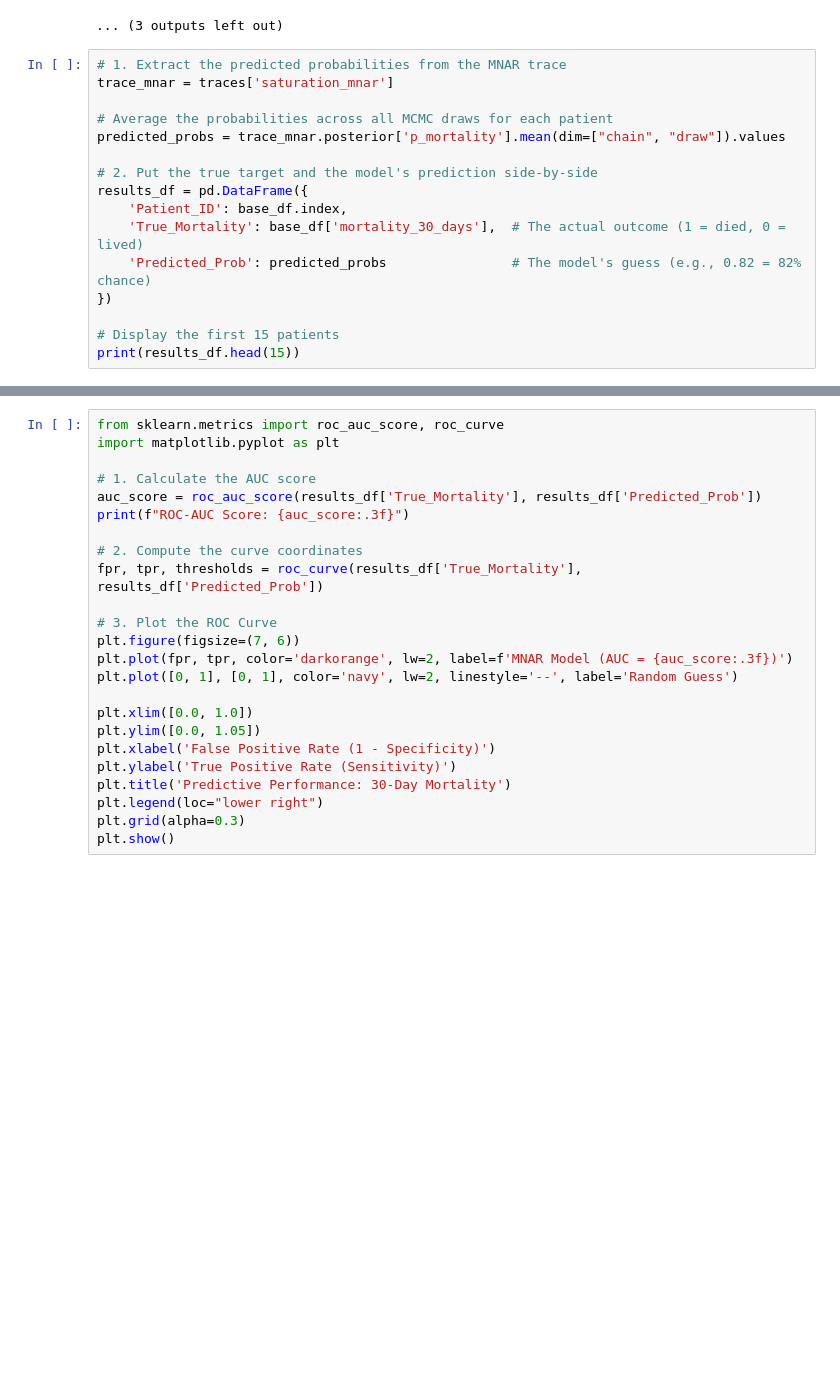
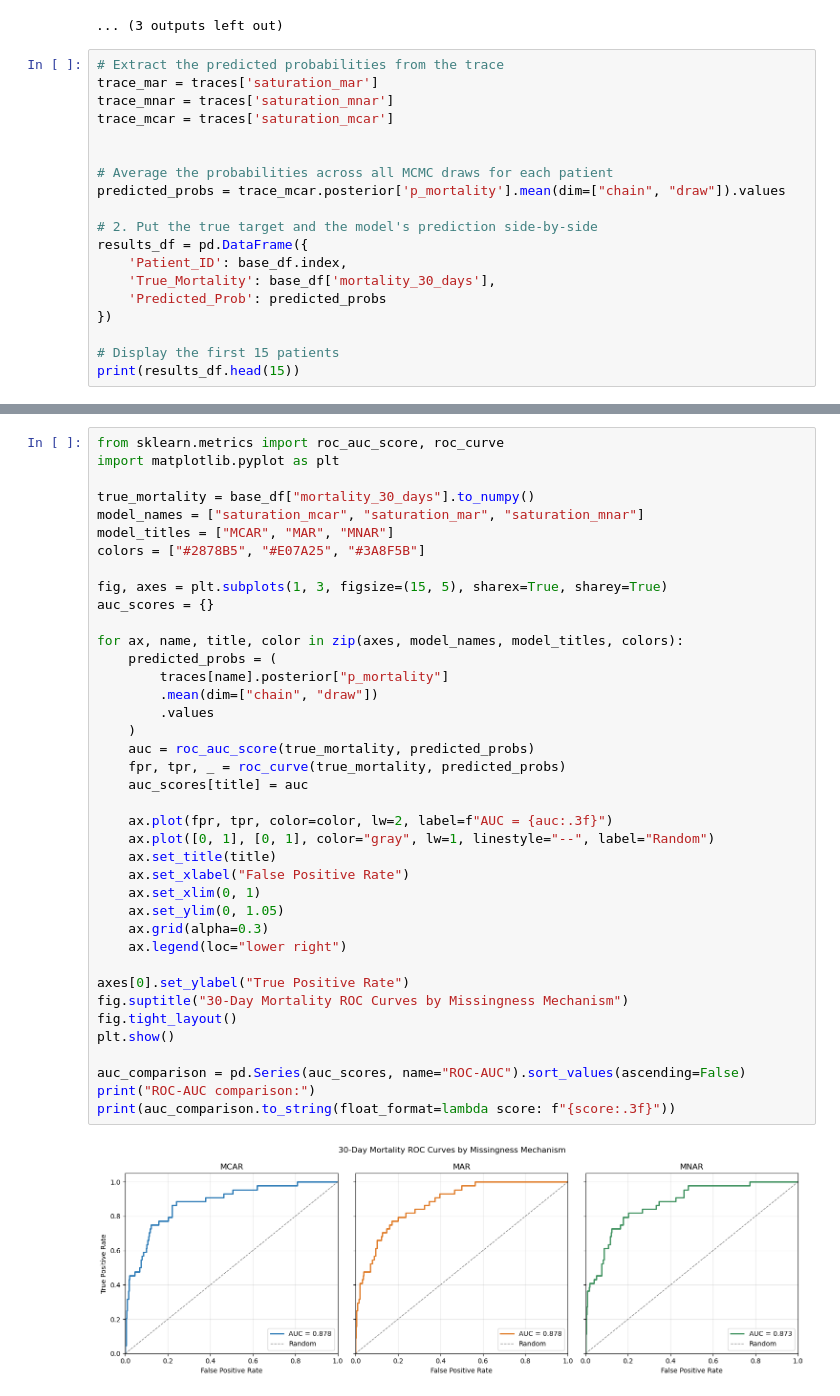
Before and after one commit to santabeard/DataanalysProjekt, a Jupyter notebook: MVP.ipynb, the cells around one changed output, grey strips where cells are left out. Drawn from its saved outputs; the diff is of its cells as text; blank space fills up the shorter version.

Commit message:
AUC comparison

```diff
--- a/MVP.ipynb
+++ b/MVP.ipynb
@@ -116,17 +110,20 @@ Initializing NUTS using jitter+adapt_diag...
 Sampling saturation_mnar...
 ... (3 outputs left out)
 # %%
-# 1. Extract the predicted probabilities from the MNAR trace
+# Extract the predicted probabilities from the trace
+trace_mar = traces['saturation_mar']
 trace_mnar = traces['saturation_mnar']
+trace_mcar = traces['saturation_mcar']
+
 
 # Average the probabilities across all MCMC draws for each patient
-predicted_probs = trace_mnar.posterior['p_mortality'].mean(dim=["chain", "draw"]).values
+predicted_probs = trace_mcar.posterior['p_mortality'].mean(dim=["chain", "draw"]).values
 
 # 2. Put the true target and the model's prediction side-by-side
 results_df = pd.DataFrame({
     'Patient_ID': base_df.index,
-    'True_Mortality': base_df['mortality_30_days'],  # The actual outcome (1 = died, 0 = lived)
-    'Predicted_Prob': predicted_probs                # The model's guess (e.g., 0.82 = 82% chance)
+    'True_Mortality': base_df['mortality_30_days'],
+    'Predicted_Prob': predicted_probs
 })
 
 # Display the first 15 patients
@@ -151,25 +148,41 @@ print(results_df.head(15))
 # %%
 from sklearn.metrics import roc_auc_score, roc_curve
 import matplotlib.pyplot as plt
 
-# 1. Calculate the AUC score
-auc_score = roc_auc_score(results_df['True_Mortality'], results_df['Predicted_Prob'])
-print(f"ROC-AUC Score: {auc_score:.3f}")
+true_mortality = base_df["mortality_30_days"].to_numpy()
+model_names = ["saturation_mcar", "saturation_mar", "saturation_mnar"]
+model_titles = ["MCAR", "MAR", "MNAR"]
+colors = ["#2878B5", "#E07A25", "#3A8F5B"]
 
-# 2. Compute the curve coordinates
-fpr, tpr, thresholds = roc_curve(results_df['True_Mortality'], results_df['Predicted_Prob'])
+fig, axes = plt.subplots(1, 3, figsize=(15, 5), sharex=True, sharey=True)
+auc_scores = {}
 
-# 3. Plot the ROC Curve
-plt.figure(figsize=(7, 6))
-plt.plot(fpr, tpr, color='darkorange', lw=2, label=f'MNAR Model (AUC = {auc_score:.3f})')
-plt.plot([0, 1], [0, 1], color='navy', lw=2, linestyle='--', label='Random Guess')
+for ax, name, title, color in zip(axes, model_names, model_titles, colors):
+    predicted_probs = (
+        traces[name].posterior["p_mortality"]
+        .mean(dim=["chain", "draw"])
+        .values
+    )
+    auc = roc_auc_score(true_mortality, predicted_probs)
+    fpr, tpr, _ = roc_curve(true_mortality, predicted_probs)
+    auc_scores[title] = auc
 
-plt.xlim([0.0, 1.0])
-plt.ylim([0.0, 1.05])
-plt.xlabel('False Positive Rate (1 - Specificity)')
-plt.ylabel('True Positive Rate (Sensitivity)')
-plt.title('Predictive Performance: 30-Day Mortality')
-plt.legend(loc="lower right")
-plt.grid(alpha=0.3)
+    ax.plot(fpr, tpr, color=color, lw=2, label=f"AUC = {auc:.3f}")
+    ax.plot([0, 1], [0, 1], color="gray", lw=1, linestyle="--", label="Random")
+    ax.set_title(title)
+    ax.set_xlabel("False Positive Rate")
+    ax.set_xlim(0, 1)
+    ax.set_ylim(0, 1.05)
+    ax.grid(alpha=0.3)
+    ax.legend(loc="lower right")
+
+axes[0].set_ylabel("True Positive Rate")
+fig.suptitle("30-Day Mortality ROC Curves by Missingness Mechanism")
+fig.tight_layout()
 plt.show()
+
+auc_comparison = pd.Series(auc_scores, name="ROC-AUC").sort_values(ascending=False)
+print("ROC-AUC comparison:")
+print(auc_comparison.to_string(float_format=lambda score: f"{score:.3f}"))
 # %% [output]
+[figure, new version]
```
Also changed, not shown: parts of 3 cells of this notebook.
